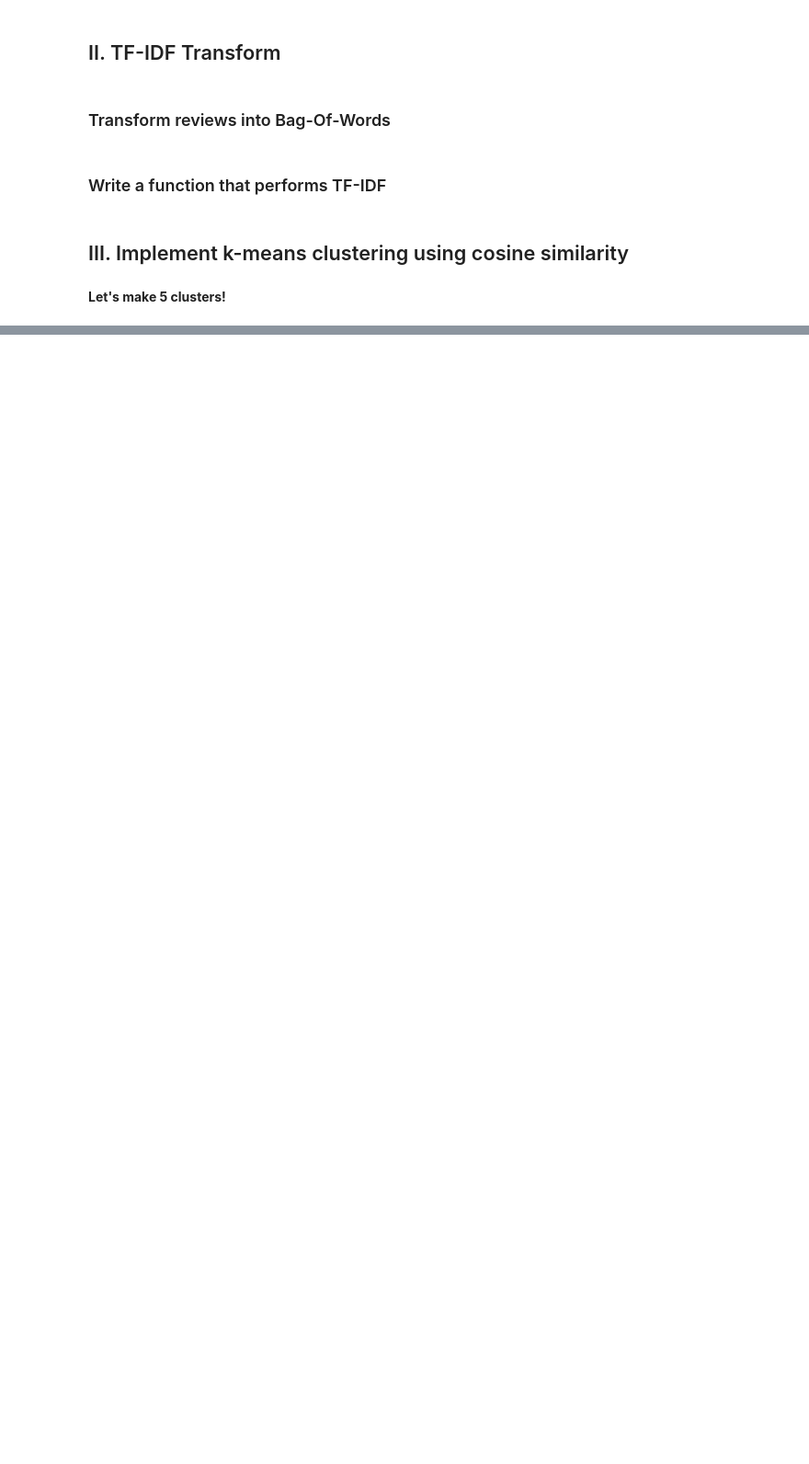
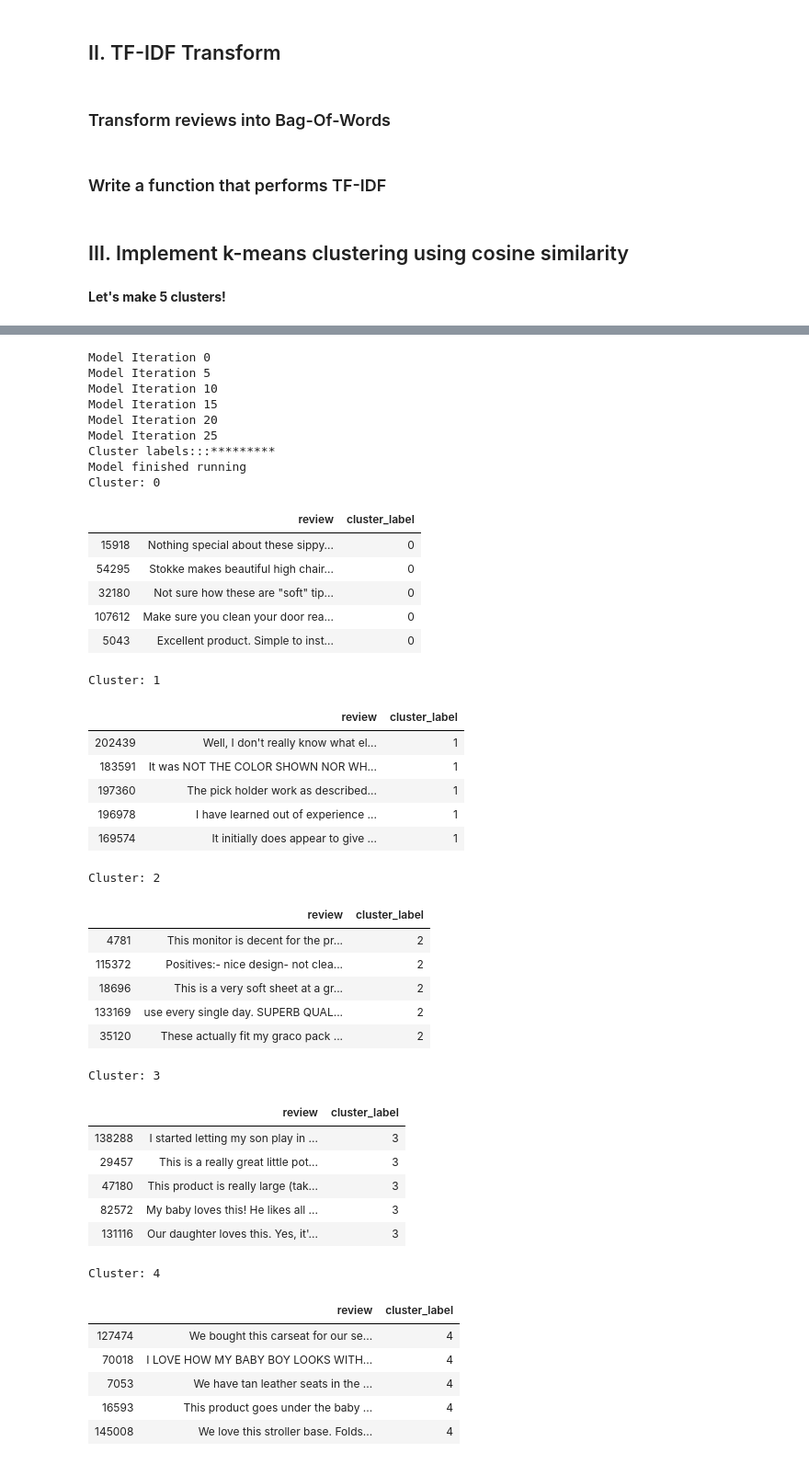
Before and after one commit to akihsirh/Text-Processing-And-Clustering, a Jupyter notebook: TF-IDF and k-means clustering.ipynb, the cells around one changed output, grey strips where cells are left out. Shown at 92% size. Drawn from its saved outputs; the diff is of its cells as text; code cells hidden in the pictures; blank space fills up the shorter version.

```diff
--- a/TF-IDF and k-means clustering.ipynb
+++ b/TF-IDF and k-means clustering.ipynb
@@ -141,0 +253,56 @@ print(get_cossim(tf_idf, cluster_centres))
+# %%
+# Cluster = 10
+n = 10
+#Generate 3 random indices
+np.random.seed(45678)
+indices = np.random.choice(tf_idf.shape[0], n, replace=False)
+#indices
+# Store the 10 randomly selected reviews as cluster centres
+cluster_centres = tf_idf[indices]
+km = Kmeans(n, seed= 1234, max_iter=30)
+labels = km.fit_kmeans(tf_idf).cluster_labels
+print_cluster(labels, n)
+# %% [output]
+Model Iteration 0
+Model Iteration 5
+Model Iteration 10
+Model Iteration 15
+Model Iteration 20
+Model Iteration 25
+Cluster labels:::*********
+Model finished running
+Cluster: 0
+|  | review | cluster_label |
+| 15918 | Nothing special about these sippy... | 0 |
+| 54295 | Stokke makes beautiful high chair... | 0 |
+| 32180 | Not sure how these are "soft" tip... | 0 |
+| 107612 | Make sure you clean your door rea... | 0 |
+| 5043 | Excellent product. Simple to inst... | 0 |
+Cluster: 1
+|  | review | cluster_label |
+| 202439 | Well, I don't really know what el... | 1 |
+| 183591 | It was NOT THE COLOR SHOWN NOR WH... | 1 |
+| 197360 | The pick holder work as described... | 1 |
+| 196978 | I have learned out of experience ... | 1 |
+| 169574 | It initially does appear to give ... | 1 |
+Cluster: 2
+|  | review | cluster_label |
+| 4781 | This monitor is decent for the pr... | 2 |
+| 115372 | Positives:- nice design- not clea... | 2 |
+| 18696 | This is a very soft sheet at a gr... | 2 |
+| 133169 | use every single day. SUPERB QUAL... | 2 |
+| 35120 | These actually fit my graco pack ... | 2 |
+Cluster: 3
+|  | review | cluster_label |
+| 138288 | I started letting my son play in ... | 3 |
+| 29457 | This is a really great little pot... | 3 |
+| 47180 | This product is really large (tak... | 3 |
+| 82572 | My baby loves this! He likes all ... | 3 |
+| 131116 | Our daughter loves this. Yes, it'... | 3 |
+Cluster: 4
+|  | review | cluster_label |
+| 127474 | We bought this carseat for our se... | 4 |
+| 70018 | I LOVE HOW MY BABY BOY LOOKS WITH... | 4 |
+| 7053 | We have tan leather seats in the ... | 4 |
+| 16593 | This product goes under the baby ... | 4 |
+| 145008 | We love this stroller base. Folds... | 4 |
```
Also changed, not shown: parts of 25 cells of this notebook, 1 other file.
